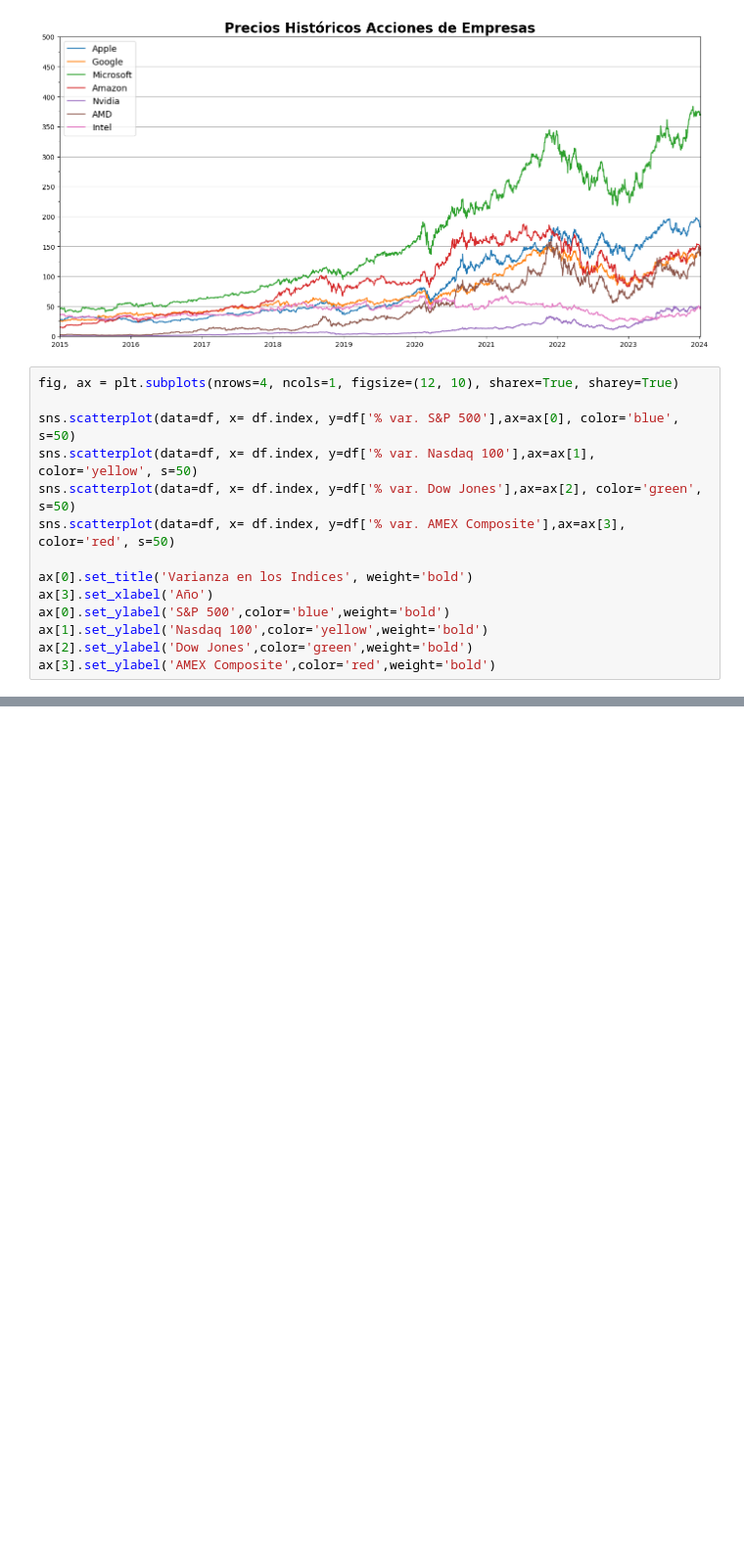
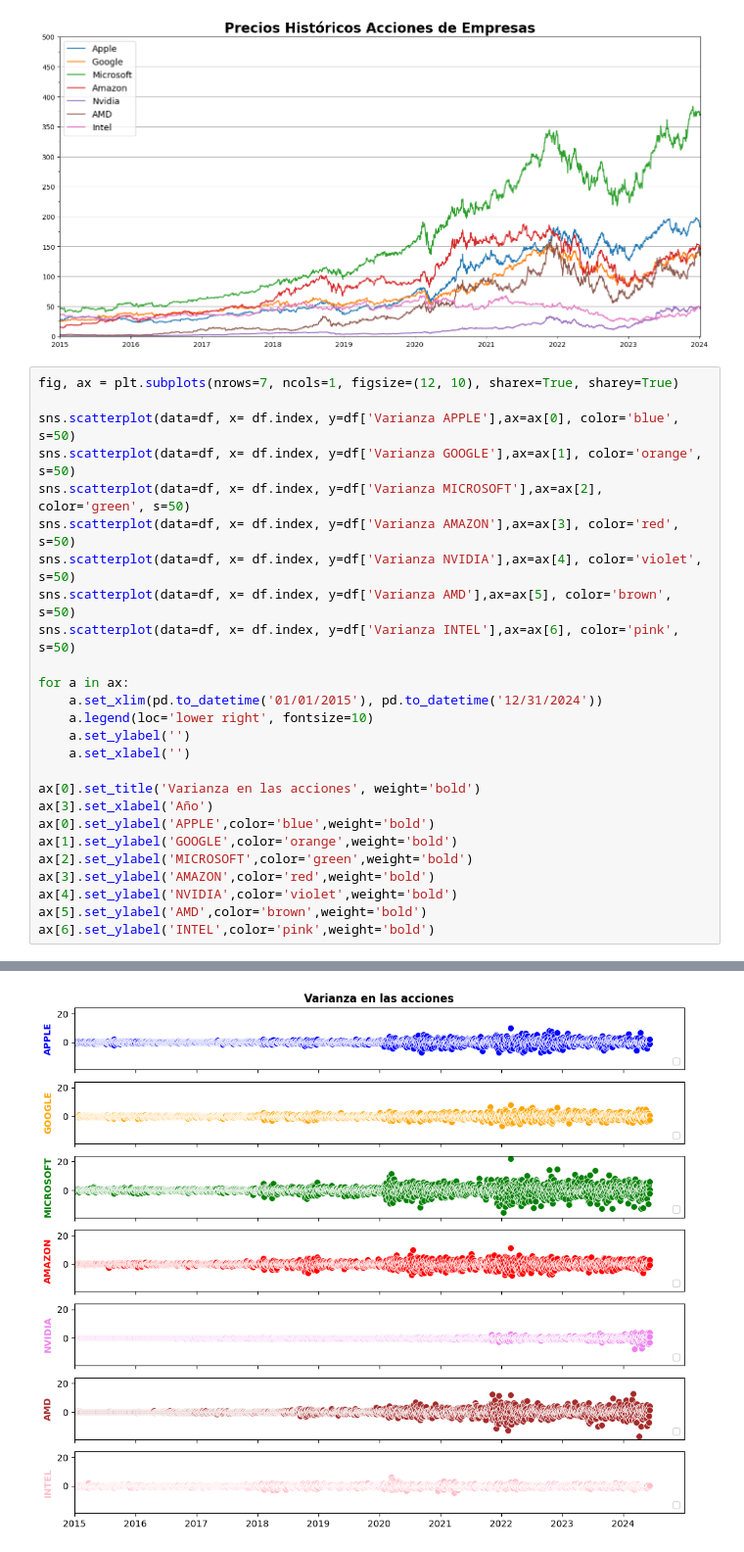
Before and after one commit to AlanCarro/PREENTREGA_DEL_PROYECTO_FINAL-Alan_Emanuel_Carro, a Jupyter notebook: Untitled1.ipynb, the cells around one changed output, grey strips where cells are left out. Shown: that part at 98% size. Cells and saved outputs as stored; diff of their text form; blank space fills up the shorter version.

```diff
--- a/Untitled1.ipynb
+++ b/Untitled1.ipynb
@@ -141,16 +161,29 @@ ax.grid(axis='y')
 # %% [output]
 [figure]
 # %%
-fig, ax = plt.subplots(nrows=4, ncols=1, figsize=(12, 10), sharex=True, sharey=True)
+fig, ax = plt.subplots(nrows=7, ncols=1, figsize=(12, 10), sharex=True, sharey=True)
 
-sns.scatterplot(data=df, x= df.index, y=df['% var. S&P 500'],ax=ax[0], color='blue', s=50)
-sns.scatterplot(data=df, x= df.index, y=df['% var. Nasdaq 100'],ax=ax[1], color='yellow', s=50)
-sns.scatterplot(data=df, x= df.index, y=df['% var. Dow Jones'],ax=ax[2], color='green', s=50)
-sns.scatterplot(data=df, x= df.index, y=df['% var. AMEX Composite'],ax=ax[3], color='red', s=50)
+sns.scatterplot(data=df, x= df.index, y=df['Varianza APPLE'],ax=ax[0], color='blue', s=50)
+sns.scatterplot(data=df, x= df.index, y=df['Varianza GOOGLE'],ax=ax[1], color='orange', s=50)
+sns.scatterplot(data=df, x= df.index, y=df['Varianza MICROSOFT'],ax=ax[2], color='green', s=50)
+sns.scatterplot(data=df, x= df.index, y=df['Varianza AMAZON'],ax=ax[3], color='red', s=50)
+sns.scatterplot(data=df, x= df.index, y=df['Varianza NVIDIA'],ax=ax[4], color='violet', s=50)
+sns.scatterplot(data=df, x= df.index, y=df['Varianza AMD'],ax=ax[5], color='brown', s=50)
+sns.scatterplot(data=df, x= df.index, y=df['Varianza INTEL'],ax=ax[6], color='pink', s=50)
 
-ax[0].set_title('Varianza en los Indices', weight='bold')
+for a in ax:
+    a.set_xlim(pd.to_datetime('01/01/2015'), pd.to_datetime('12/31/2024'))
+    a.legend(loc='lower right', fontsize=10)
+    a.set_ylabel('')
+    a.set_xlabel('')
+
+ax[0].set_title('Varianza en las acciones', weight='bold')
 ax[3].set_xlabel('Año')
-ax[0].set_ylabel('S&P 500',color='blue',weight='bold')
-ax[1].set_ylabel('Nasdaq 100',color='yellow',weight='bold')
-ax[2].set_ylabel('Dow Jones',color='green',weight='bold')
-ax[3].set_ylabel('AMEX Composite',color='red',weight='bold')
+ax[0].set_ylabel('APPLE',color='blue',weight='bold')
+ax[1].set_ylabel('GOOGLE',color='orange',weight='bold')
+ax[2].set_ylabel('MICROSOFT',color='green',weight='bold')
+ax[3].set_ylabel('AMAZON',color='red',weight='bold')
+ax[4].set_ylabel('NVIDIA',color='violet',weight='bold')
+ax[5].set_ylabel('AMD',color='brown',weight='bold')
+ax[6].set_ylabel('INTEL',color='pink',weight='bold')
+# %% [output]
@@ -156,0 +198 @@ ax[3].set_ylabel('AMEX Composite',color='red',weight='bold')
+[figure, added]
```
Also changed, not shown: parts of 4 cells of this notebook.
